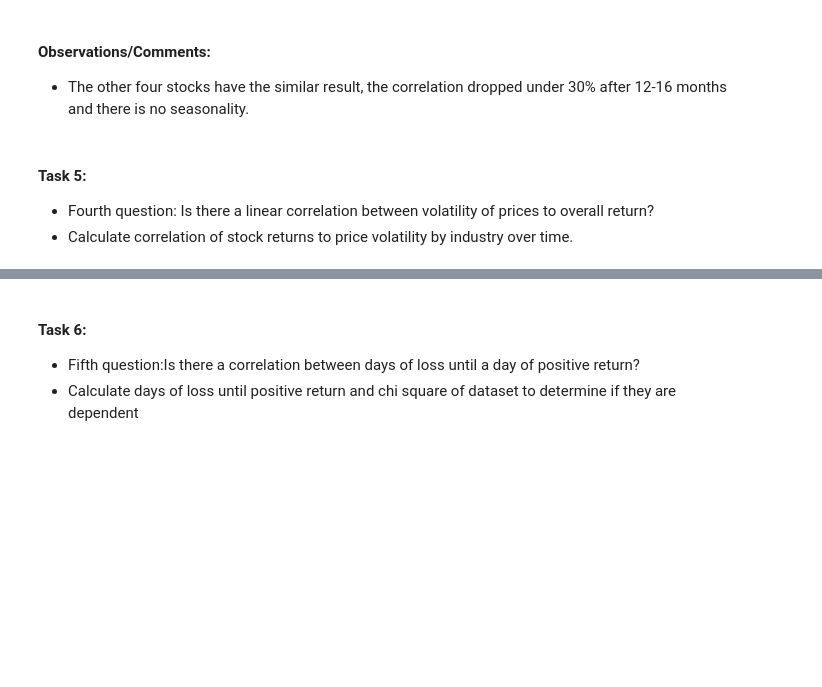
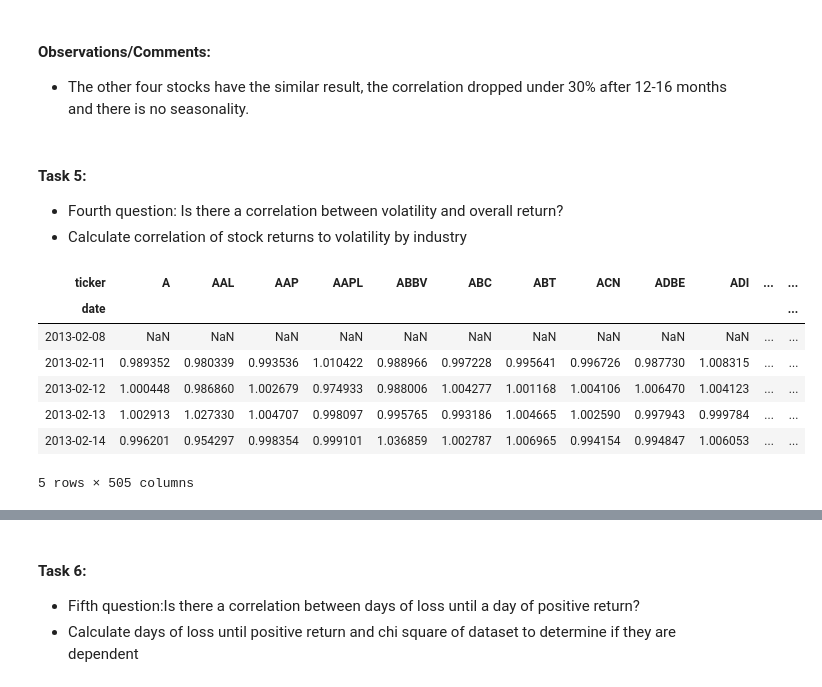
Before and after one commit to ProjectTeam4/ProjectTeam4.github.io, a Jupyter notebook: Code_Update_S&P_500_Stock_Analysis_Is_Technology_the_Right_Investment_for_the_Future.ipynb, the cells around one changed output, grey strips where cells are left out. Drawn from its saved outputs; the diff is of its cells as text; code cells hidden in the pictures; blank space fills up the shorter version.

```diff
--- a/Code_Update_S&P_500_Stock_Analysis_Is_Technology_the_Right_Investment_for_the_Future.ipynb
+++ b/Code_Update_S&P_500_Stock_Analysis_Is_Technology_the_Right_Investment_for_the_Future.ipynb
@@ -1061,5 +1064,17 @@ plt.figure()
 - The other four stocks have the similar result, the correlation dropped under 30% after 12-16 months and there is no seasonality.
 # %% [markdown]
 #### Task 5:
-* Fourth question: Is there a linear correlation between volatility of prices to overall return?
-* Calculate correlation of stock returns to price volatility by industry over time.
+* Fourth question: Is there a correlation between volatility and overall return?
+* Calculate correlation of stock returns to volatility by industry
+# %%
+HistReturn = HistData.pct_change()+1
+HistReturn.head()
+# %% [output]
+| ticker | A | AAL | AAP | AAPL | ABBV | ABC | ABT | ACN | ADBE | ADI | ... | ... |
+| date |  |  |  |  |  |  |  |  |  |  |  | ... |
+| 2013-02-08 | NaN | NaN | NaN | NaN | NaN | NaN | NaN | NaN | NaN | NaN | ... | ... |
+| 2013-02-11 | 0.989352 | 0.980339 | 0.993536 | 1.010422 | 0.988966 | 0.997228 | 0.995641 | 0.996726 | 0.987730 | 1.008315 | ... | ... |
+| 2013-02-12 | 1.000448 | 0.986860 | 1.002679 | 0.974933 | 0.988006 | 1.004277 | 1.001168 | 1.004106 | 1.006470 | 1.004123 | ... | ... |
+| 2013-02-13 | 1.002913 | 1.027330 | 1.004707 | 0.998097 | 0.995765 | 0.993186 | 1.004665 | 1.002590 | 0.997943 | 0.999784 | ... | ... |
+| 2013-02-14 | 0.996201 | 0.954297 | 0.998354 | 0.999101 | 1.036859 | 1.002787 | 1.006965 | 0.994154 | 0.994847 | 1.006053 | ... | ... |
+5 rows × 505 columns
```
Also changed, not shown: parts of 16 cells of this notebook.
